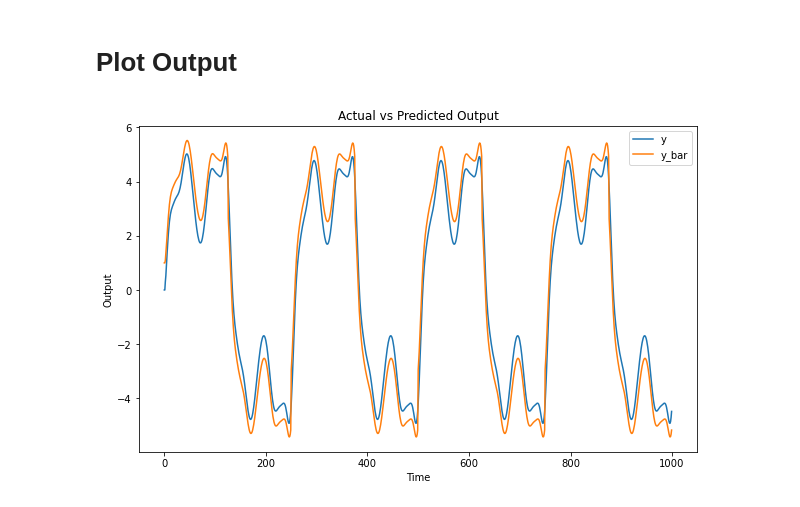
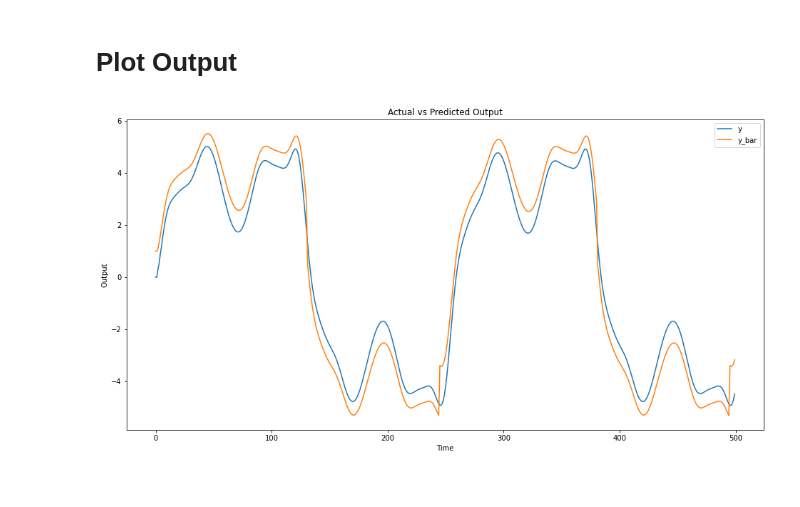
Before and after one commit to ProtikNag/Neural-Network-Homeworks, a Jupyter notebook: Take-Home-Exam/Example 1.ipynb, the cells around one changed output. Cells and saved outputs as stored; diff of their text form; code cells hidden in the pictures.

```diff
--- a/Take-Home-Exam/Example 1.ipynb
+++ b/Take-Home-Exam/Example 1.ipynb
@@ -109,7 +109,7 @@ class NeuralNetwork:
 # %% [markdown]
 # Get K, U, Y
 # %%
-num_samples = 1000
+num_samples = 500
 
 k_values = np.arange(num_samples)
 u_values = np.sin(2*np.pi*k_values/250)
@@ -150,13 +150,14 @@ for index in range(len(X)):
 # %% [markdown]
 # Plot Output
 # %%
-plt.figure(figsize=(10, 6))
+plt.figure(figsize=(16, 8))
 plt.plot(k_values, y_values, label='y')
 plt.plot(k_values, op, label='y_bar')
 plt.xlabel('Time')
 plt.ylabel('Output')
 plt.title('Actual vs Predicted Output')
 plt.legend()
+plt.savefig("./Images/Example_1_Actual_vs_Predicted.pdf")
 plt.show()
 # %% [output]
-[figure, old version]
+[figure, new version]
```
Also changed, not shown: 4 other files.
